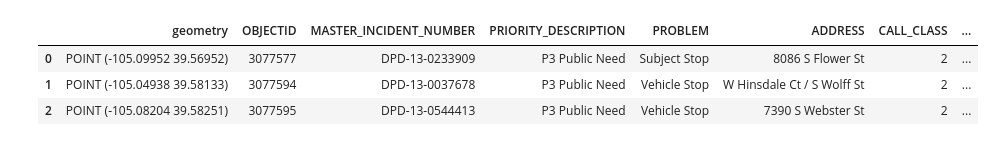
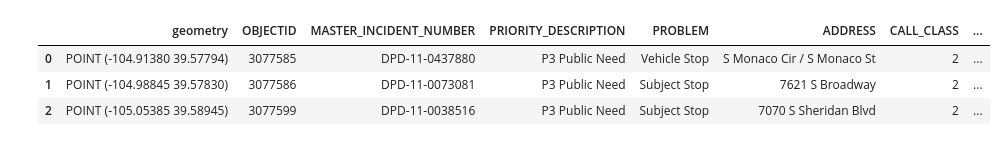
Before and after one commit to openpolicedata/openpolicedata, a Jupyter notebook: notebooks/ex_plotting_data.ipynb, the cells around one changed output. Cells and saved outputs as stored; diff of their text form; code cells hidden in the pictures.

```diff
--- a/notebooks/ex_plotting_data.ipynb
+++ b/notebooks/ex_plotting_data.ipynb
@@ -29,0 +15,5 @@ tables.table.head(1)
+# %%
+# To access the data, create a source using a Source Name (usually a police department name). There is an optional state input to clarify ambiguities.
+# Create data source for Denver''s police department
+src = opd.Source(source_name="Denver", state="Colorado")
+src.datasets.head()
@@ -29,0 +38,5 @@ tables.table.head(1)
+# %%
+# Load data from the source for the Arlington County Police Department in 2021
+jurisdiction = "Denver"
+active_year = 2011
+t = src.load_from_url(year=active_year, table_type=opd.TableTypes.STOPS, jurisdiction_filter=jurisdiction)
@@ -30,10 +49,9 @@ tables.table.head(1)
 # %%
-tables.table['geometry']=tables.table['geometry'].to_crs(crs='EPSG:4326')
+# Convert geometry to lat long
+t.table['geometry']=t.table['geometry'].to_crs(crs='EPSG:4326')
+t.table.head(3)
+# %% [output]
+|  | geometry | OBJECTID | MASTER_INCIDENT_NUMBER | PRIORITY_DESCRIPTION | PROBLEM | ADDRESS | CALL_CLASS | ... |
+| 0 | POINT (-104.91380 39.57794) | 3077585 | DPD-11-0437880 | P3 Public Need | Vehicle Stop | S Monaco Cir / S Monaco St | 2 | ... |
+| 1 | POINT (-104.98845 39.57830) | 3077586 | DPD-11-0073081 | P3 Public Need | Subject Stop | 7621 S Broadway | 2 | ... |
+| 2 | POINT (-105.05385 39.58945) | 3077599 | DPD-11-0038516 | P3 Public Need | Subject Stop | 7070 S Sheridan Blvd | 2 | ... |
-# %%
-df=tables.table
-df.head(3)
-# %% [output]
-|  | geometry | OBJECTID | MASTER_INCIDENT_NUMBER | PRIORITY_DESCRIPTION | PROBLEM | ADDRESS | CALL_CLASS | ... |
-| 0 | POINT (-105.09952 39.56952) | 3077577 | DPD-13-0233909 | P3 Public Need | Subject Stop | 8086 S Flower St | 2 | ... |
-| 1 | POINT (-105.04938 39.58133) | 3077594 | DPD-13-0037678 | P3 Public Need | Vehicle Stop | W Hinsdale Ct / S Wolff St | 2 | ... |
-| 2 | POINT (-105.08204 39.58251) | 3077595 | DPD-13-0544413 | P3 Public Need | Vehicle Stop | 7390 S Webster St | 2 | ... |
```
Also changed, not shown: parts of 23 cells of this notebook.
